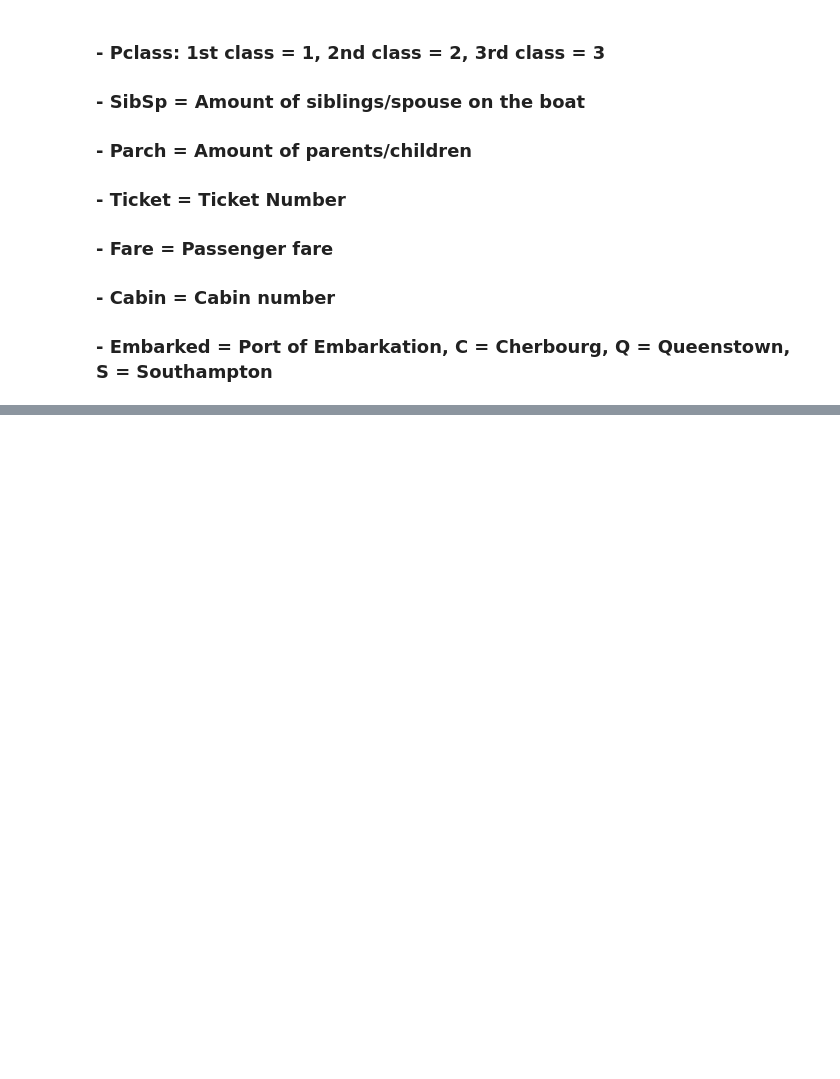
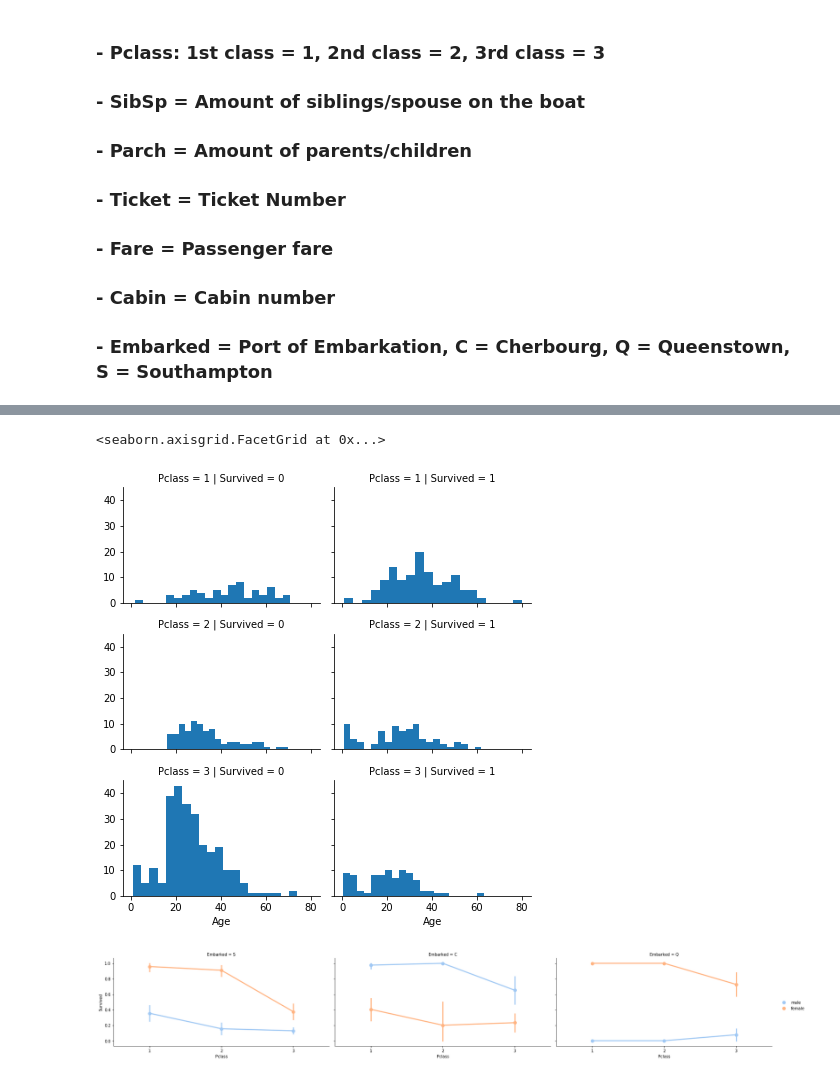
Before and after one commit to sethvfriesz/titanic_repository, a Jupyter notebook: Titanic.ipynb, the cells around one changed output, grey strips where cells are left out. Drawn from its saved outputs; the diff is of its cells as text; code cells hidden in the pictures; blank space fills up the shorter version.

```diff
--- a/Titanic.ipynb
+++ b/Titanic.ipynb
@@ -20,0 +80,16 @@ gen_sub = pd.read_csv('gender_submission.csv')
+# %%
+grid = sns.FacetGrid(train_set, col = 'Survived', row = 'Pclass', height = 2.2, aspect = 1.4)
+grid.map(plt.hist, 'Age', alpha = 1, bins = 20)
+grid.add_legend()
+# %% [output]
+<seaborn.axisgrid.FacetGrid at 0x...>
+[figure, added]
+# %%
+
+grid = sns.FacetGrid(train_set, col = 'Embarked', height = 4, aspect = 2)
+grid.map(sns.pointplot, 'Pclass', 'Survived','Sex', palette = 'pastel', join = True,
+         order = None, hue_order = None)
+grid.add_legend()
+plt.show()
+# %% [output]
+[figure, added]
```
Also changed, not shown: parts of 44 cells of this notebook.
